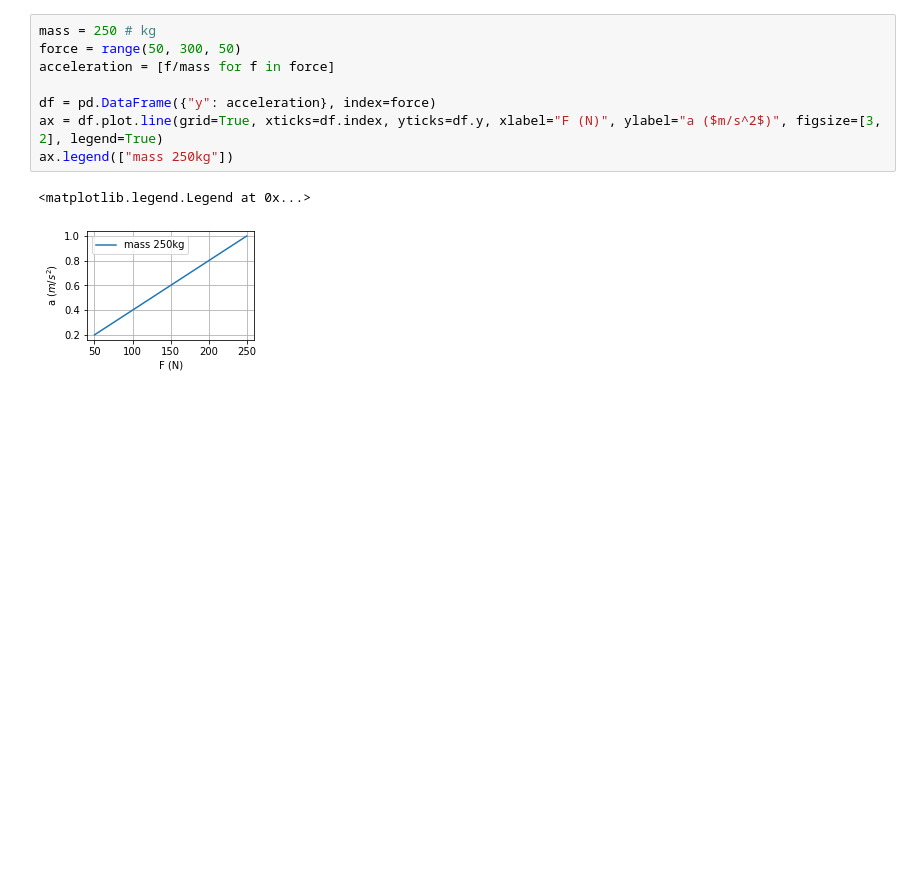
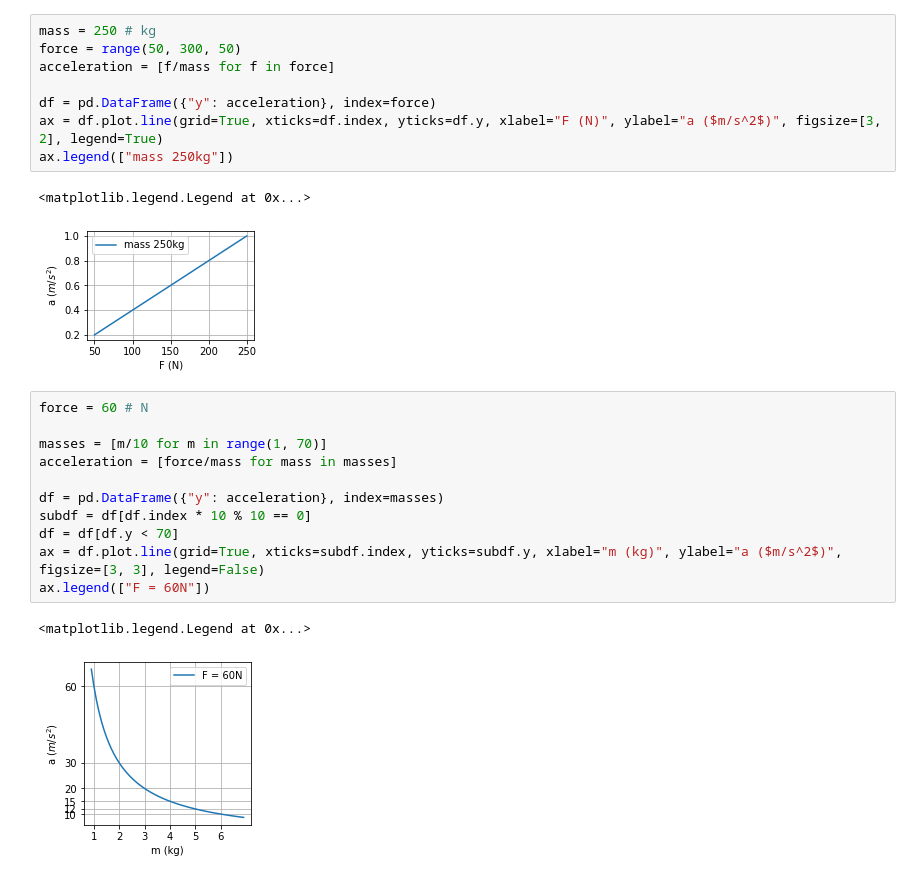
Before and after one commit to dennyb87/phoenomena, a Jupyter notebook: 3_forze_e_moto/esercizi/notebook_principi_dinamica.ipynb, the cells around one changed output. Cells and saved outputs as stored; diff of their text form; blank space fills up the shorter version.

```diff
--- a/3_forze_e_moto/esercizi/notebook_principi_dinamica.ipynb
+++ b/3_forze_e_moto/esercizi/notebook_principi_dinamica.ipynb
@@ -40,3 +40,17 @@ ax.legend(["mass 250kg"])
 # %% [output]
 <matplotlib.legend.Legend at 0x...>
 [figure]
+# %%
+force = 60 # N
+
+masses = [m/10 for m in range(1, 70)]
+acceleration = [force/mass for mass in masses]
+
+df = pd.DataFrame({"y": acceleration}, index=masses)
+subdf = df[df.index * 10 % 10 == 0]
+df = df[df.y < 70]
+ax = df.plot.line(grid=True, xticks=subdf.index, yticks=subdf.y, xlabel="m (kg)", ylabel="a ($m/s^2$)", figsize=[3, 3], legend=False)
+ax.legend(["F = 60N"])
+# %% [output]
+<matplotlib.legend.Legend at 0x...>
+[figure, added]
```
Also changed, not shown: parts of 1 cell of this notebook, 1 other file.
